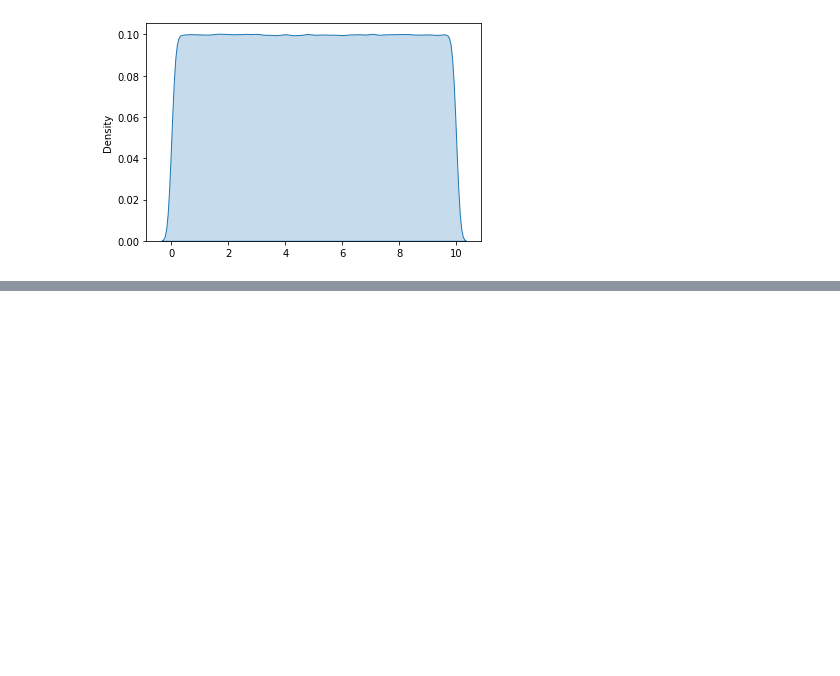
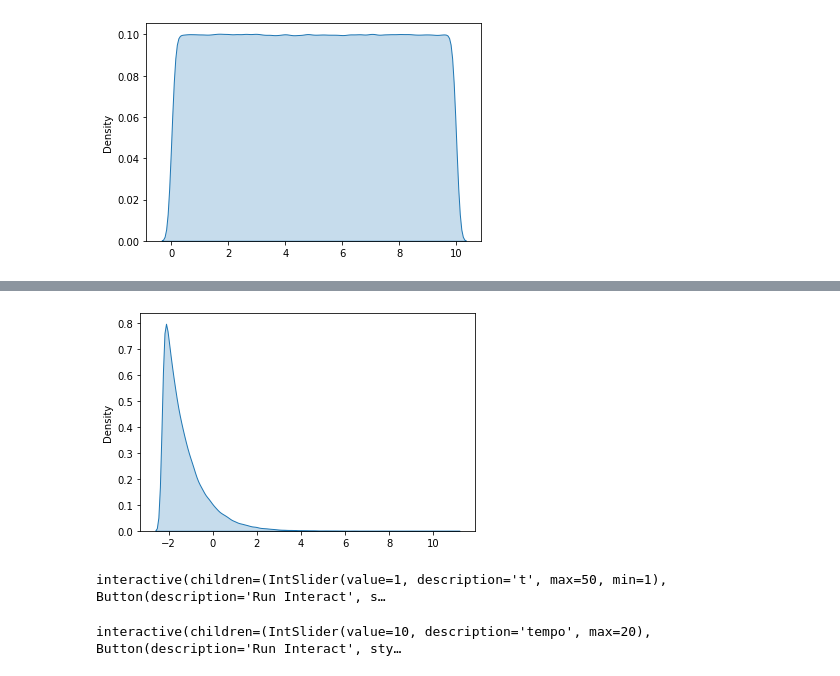
Before and after one commit to MontiMic/Tesi, a Jupyter notebook: Tesi.ipynb, the cells around one changed output, grey strips where cells are left out. Drawn from its saved outputs; the diff is of its cells as text; code cells hidden in the pictures; blank space fills up the shorter version.

```diff
--- a/Tesi.ipynb
+++ b/Tesi.ipynb
@@ -328,0 +364,47 @@ def cont_unif():
+# %%
+def esp():
+  results = []
+  for i in range(precisione):
+    results.append(-math.log(random.uniform(0, 10)))
+  sns.kdeplot(results,shade=True)
+esp()
+# %% [output]
+[figure, added]
+# %%
+@interact_manual(t=(1, 50))
+def esp(t=1):
+  results = []
+  for i in range(precisione):
+    results.append(-math.log(random.uniform(0, 1)))
+  count = 0
+  for item in results:
+    if item <= t:
+      count = count + 1
+  return (count / precisione) * 100
+# %% [output]
+interactive(children=(IntSlider(value=1, description='t', max=50, min=1), Button(description='Run Interact', s…
+# %%
+@interact_manual(tempo=(0, 20))
+def dcu_plot(tempo = 10):
+  points = 100
+  results = []
+  for i in range(precisione):
+    results.append(-math.log(random.uniform(0, 1)))
+
+  x = np.linspace(-1, 15, points)
+
+  coord = []
+  for i in range(points):
+    count = 0
+    for item in results:
+      if (item > -1 + (((16)/points)*i) and item <= -1 + (((16)/points)*(i+1))):
+        count = count + 1
+    coord.append((count / precisione) * (points / (16)) * 100)
+
+  a = plt.figure(1)
+  ax = plt.axes()
+  ax.plot(x, coord)
+  ax.set_title("Densità")
+  a.show()
+# %% [output]
+interactive(children=(IntSlider(value=10, description='tempo', max=20), Button(description='Run Interact', sty…
```
Also changed, not shown: parts of 7 cells of this notebook.
